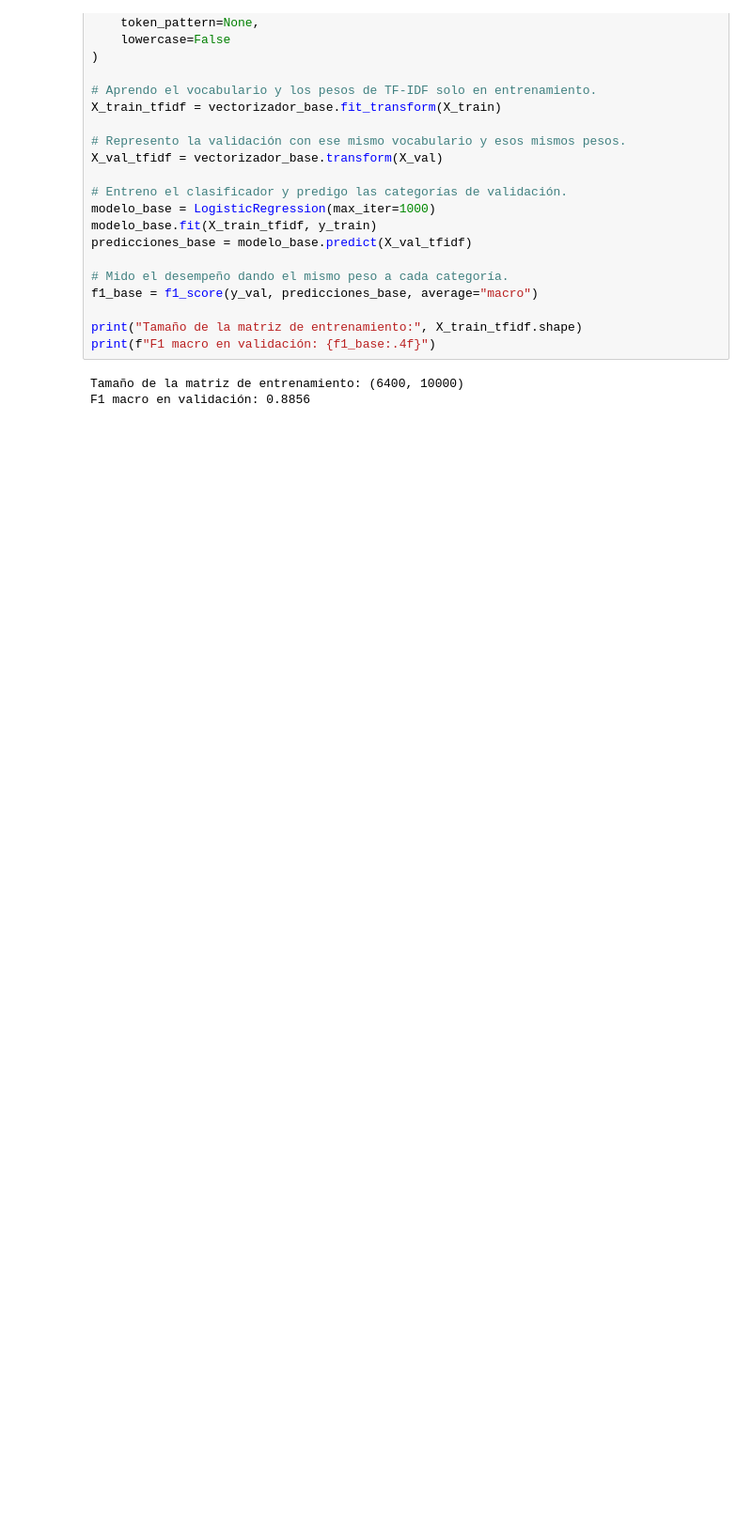
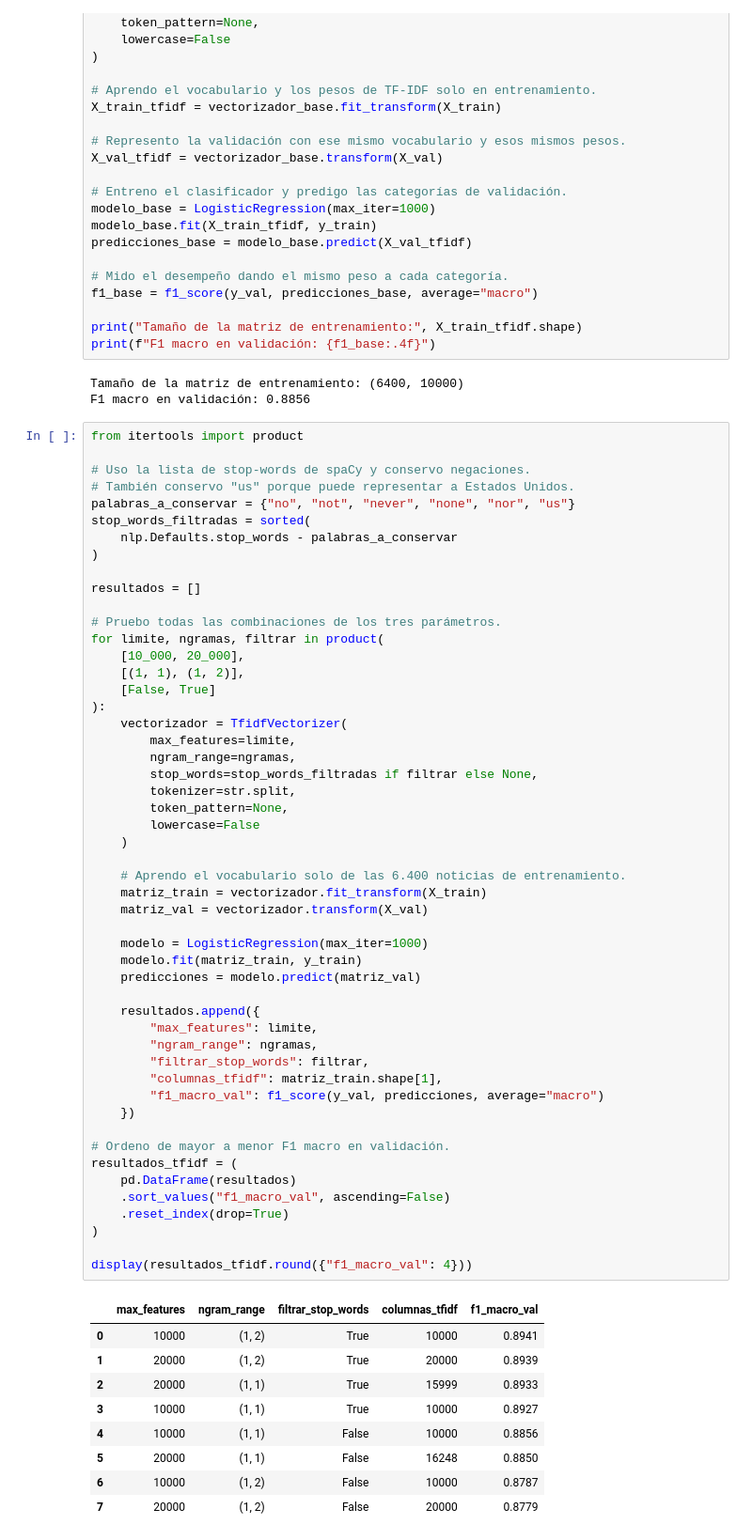
Before and after one commit to caceruso/preentrega-3-ag-news, a Jupyter notebook: Pre_Entrega_3.ipynb, the cells around one changed output. Shown at 94% size. Cells and saved outputs as stored; diff of their text form; blank space fills up the shorter version.

Commit message:
Comparo el vocabulario, n-gramas y stop-words
Comparé ocho configuraciones de TF-IDF en la misma validación. La mejor obtuvo un F1 macro de 0,8941 con 10.000 términos, unigramas y bigramas, y filtro de stop-words.

```diff
--- a/Pre_Entrega_3.ipynb
+++ b/Pre_Entrega_3.ipynb
@@ -177,3 +177,64 @@ print(f"F1 macro en validación: {f1_base:.4f}")
 # %% [output]
 Tamaño de la matriz de entrenamiento: (6400, 10000)
 F1 macro en validación: 0.8856
+# %%
+from itertools import product
+
+# Uso la lista de stop-words de spaCy y conservo negaciones.
+# También conservo "us" porque puede representar a Estados Unidos.
+palabras_a_conservar = {"no", "not", "never", "none", "nor", "us"}
+stop_words_filtradas = sorted(
+    nlp.Defaults.stop_words - palabras_a_conservar
+)
+
+resultados = []
+
+# Pruebo todas las combinaciones de los tres parámetros.
+for limite, ngramas, filtrar in product(
+    [10_000, 20_000],
+    [(1, 1), (1, 2)],
+    [False, True]
+):
+    vectorizador = TfidfVectorizer(
+        max_features=limite,
+        ngram_range=ngramas,
+        stop_words=stop_words_filtradas if filtrar else None,
+        tokenizer=str.split,
+        token_pattern=None,
+        lowercase=False
+    )
+
+    # Aprendo el vocabulario solo de las 6.400 noticias de entrenamiento.
+    matriz_train = vectorizador.fit_transform(X_train)
+    matriz_val = vectorizador.transform(X_val)
+
+    modelo = LogisticRegression(max_iter=1000)
+    modelo.fit(matriz_train, y_train)
+    predicciones = modelo.predict(matriz_val)
+
+    resultados.append({
+        "max_features": limite,
+        "ngram_range": ngramas,
+        "filtrar_stop_words": filtrar,
+        "columnas_tfidf": matriz_train.shape[1],
+        "f1_macro_val": f1_score(y_val, predicciones, average="macro")
+    })
+
+# Ordeno de mayor a menor F1 macro en validación.
+resultados_tfidf = (
+    pd.DataFrame(resultados)
+    .sort_values("f1_macro_val", ascending=False)
+    .reset_index(drop=True)
+)
+
+display(resultados_tfidf.round({"f1_macro_val": 4}))
+# %% [output]
+|  | max_features | ngram_range | filtrar_stop_words | columnas_tfidf | f1_macro_val |
+| 0 | 10000 | (1, 2) | True | 10000 | 0.8941 |
+| 1 | 20000 | (1, 2) | True | 20000 | 0.8939 |
+| 2 | 20000 | (1, 1) | True | 15999 | 0.8933 |
+| 3 | 10000 | (1, 1) | True | 10000 | 0.8927 |
+| 4 | 10000 | (1, 1) | False | 10000 | 0.8856 |
+| 5 | 20000 | (1, 1) | False | 16248 | 0.8850 |
+| 6 | 10000 | (1, 2) | False | 10000 | 0.8787 |
+| 7 | 20000 | (1, 2) | False | 20000 | 0.8779 |
```
